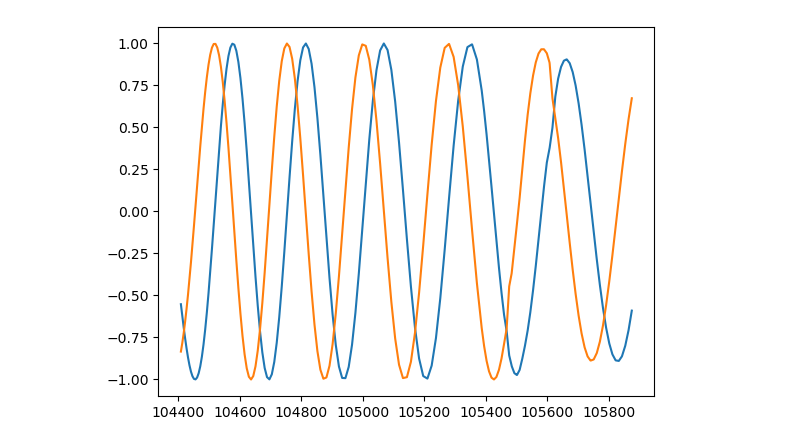
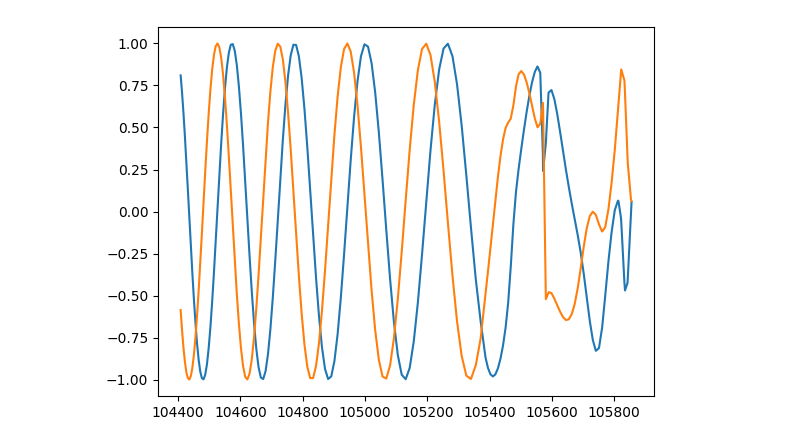
Before and after one commit to andrescorp93/ArHe_Inelastic, a Jupyter notebook: S_mat_plot.ipynb, the cells around one changed output. Saved outputs shown, nothing was run; the diff lists cells and outputs as text; code cells hidden in the pictures.

```diff
--- a/S_mat_plot.ipynb
+++ b/S_mat_plot.ipynb
@@ -1,26 +1,26 @@
 # %%
 from funcs import load_matrices
 import numpy as np
 import matplotlib.pyplot as plt
 import os
 
 # dirs = [n for n in os.listdir() if (os.path.isdir(n) and ((n[-2:]=='_p') or (n[-2:]=='_s')))]
-dir = 'H_test_3'
-smats_file = np.load(f'{dir}/Smatrix.npz', allow_pickle=True)['arr_0'][()]
+dir = 'H_1_p'
+smats_file = np.load(f'{dir}/Smatrix_detailed.npz', allow_pickle=True)['arr_0'][()]
 r, hls, ddrls = load_matrices(dir)
 n = len(hls[-1])
 es = np.array([float(k.split('=')[-1]) for k in smats_file.keys()])
 smats = [smats_file[f'E = {es[ei]}'] for ei in range(len(es))]
 smats_el_0 = np.array([smats[i][0,0,0] for i in range(len(es))])
 thres = np.real(np.diag(hls[-1]))[1:]
 n1 = np.argwhere(es>thres[0])[0,0]
 n2 = np.argwhere(es>thres[1])[0,0]
 plt.plot(es[n1-100:n1+100],np.real(smats_el_0[n1-100:n1+100]))
 plt.plot(es[n1-100:n1+100],np.imag(smats_el_0[n1-100:n1+100]))
 plt.show()
 # smats_el_0 = np.array([smats[i][0,0,0] for i in range(len(es))])
 # %% [output]
-[figure, old version]
+[figure, new version]
 # %%
 smats_el_1 = np.array([smats[i][0,1,1] for i in range(n1, len(es))])
 plt.plot(es[n1:],np.real(smats_el_1))
```
Also changed, not shown: parts of 5 cells of this notebook, 21 other files.
